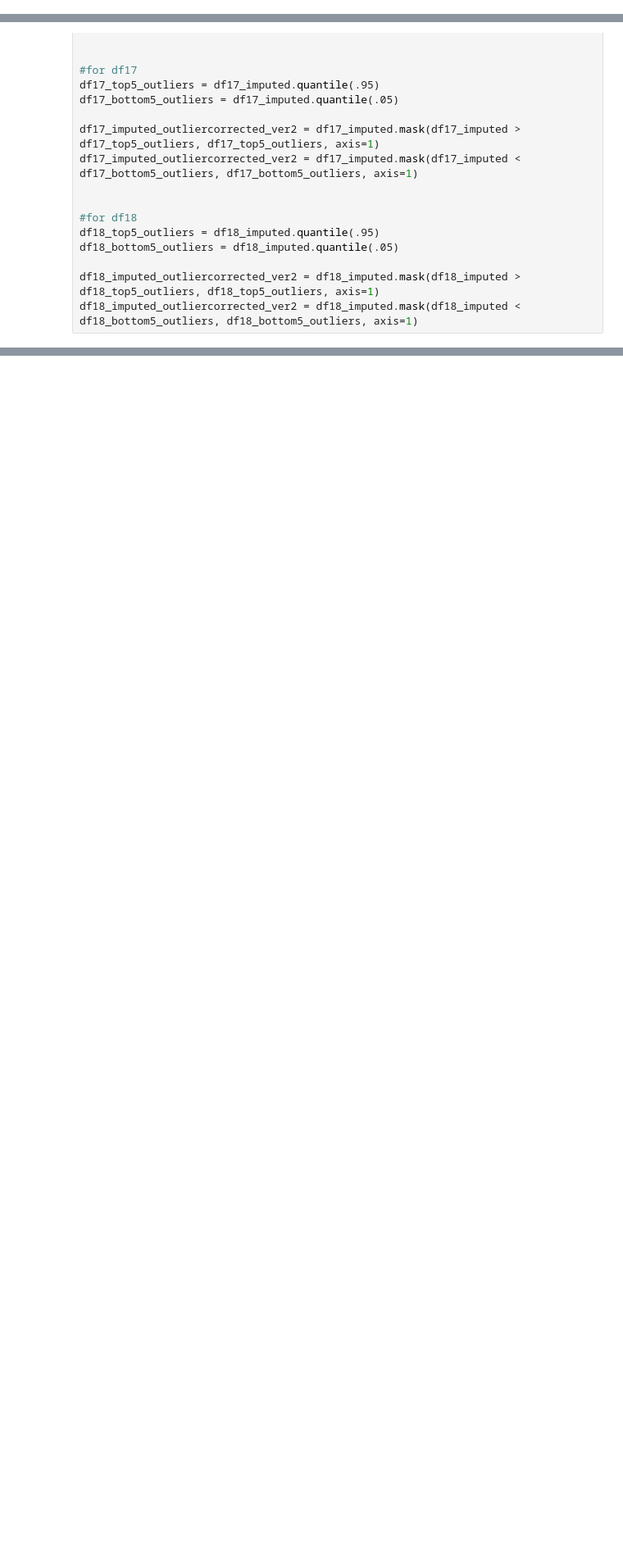
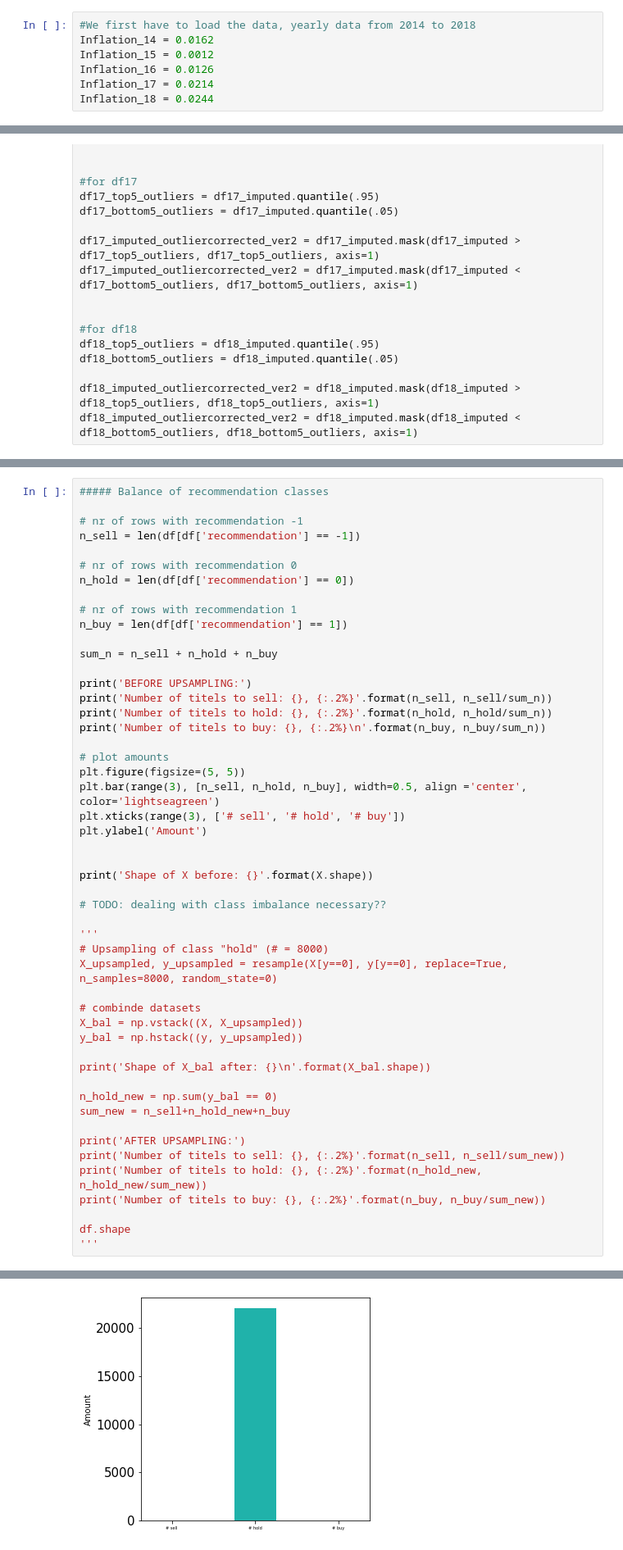
Before and after one commit to AtK42/ML_stonks_2021, a Jupyter notebook: Group2_ML_Project.ipynb, the cells around one changed output, grey strips where cells are left out. Shown at 82% size. Saved outputs shown, nothing was run; the diff lists cells and outputs as text; blank space fills up the shorter version.

```diff
--- a/Group2_ML_Project.ipynb
+++ b/Group2_ML_Project.ipynb
@@ -847,0 +1134,7 @@ plt.show()
+# %%
+#We first have to load the data, yearly data from 2014 to 2018
+Inflation_14 = 0.0162
+Inflation_15 = 0.0012
+Inflation_16 = 0.0126
+Inflation_17 = 0.0214
+Inflation_18 = 0.0244
@@ -1008,0 +1513,51 @@ df18_imputed_outliercorrected_ver2 = df18_imputed.mask(df18_imputed < df18_botto
+# %%
+##### Balance of recommendation classes
+
+# nr of rows with recommendation -1
+n_sell = len(df[df['recommendation'] == -1])
+
+# nr of rows with recommendation 0
+n_hold = len(df[df['recommendation'] == 0])
+
+# nr of rows with recommendation 1
+n_buy = len(df[df['recommendation'] == 1])
+
+sum_n = n_sell + n_hold + n_buy
+
+print('BEFORE UPSAMPLING:')
+print('Number of titels to sell: {}, {:.2%}'.format(n_sell, n_sell/sum_n))
+print('Number of titels to hold: {}, {:.2%}'.format(n_hold, n_hold/sum_n))
+print('Number of titels to buy: {}, {:.2%}\n'.format(n_buy, n_buy/sum_n))
+
+# plot amounts
+plt.figure(figsize=(5, 5))
+plt.bar(range(3), [n_sell, n_hold, n_buy], width=0.5, align ='center', color='lightseagreen')
+plt.xticks(range(3), ['# sell', '# hold', '# buy'])
+plt.ylabel('Amount')
+
+
+print('Shape of X before: {}'.format(X.shape))
+
+# TODO: dealing with class imbalance necessary??
+
+'''
+# Upsampling of class "hold" (# = 8000)
+X_upsampled, y_upsampled = resample(X[y==0], y[y==0], replace=True, n_samples=8000, random_state=0)
+
+# combinde datasets
+X_bal = np.vstack((X, X_upsampled))
+y_bal = np.hstack((y, y_upsampled))
+
+print('Shape of X_bal after: {}\n'.format(X_bal.shape))
+
+n_hold_new = np.sum(y_bal == 0)
+sum_new = n_sell+n_hold_new+n_buy
+
+print('AFTER UPSAMPLING:')
+print('Number of titels to sell: {}, {:.2%}'.format(n_sell, n_sell/sum_new))
+print('Number of titels to hold: {}, {:.2%}'.format(n_hold_new, n_hold_new/sum_new))
+print('Number of titels to buy: {}, {:.2%}'.format(n_buy, n_buy/sum_new))
+
+df.shape
+'''
+# %% [output]
@@ -1008,0 +1577 @@ df18_imputed_outliercorrected_ver2 = df18_imputed.mask(df18_imputed < df18_botto
+[figure, added]
```
Also changed, not shown: parts of 59 cells of this notebook.
